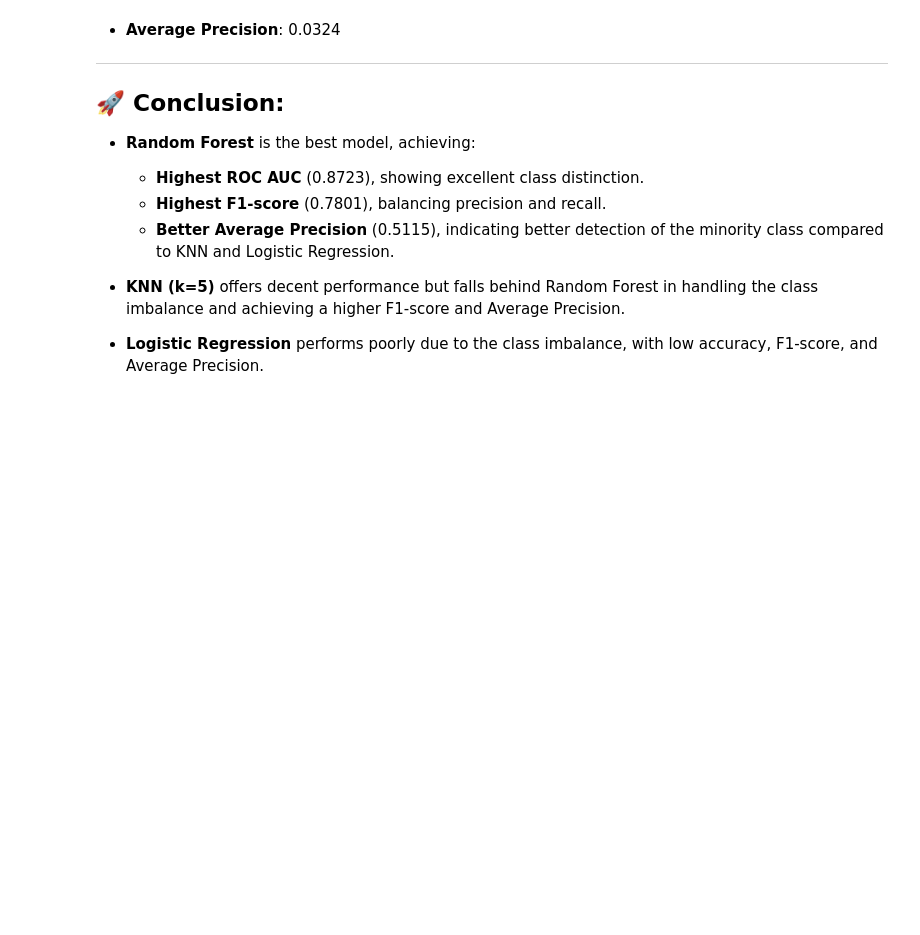
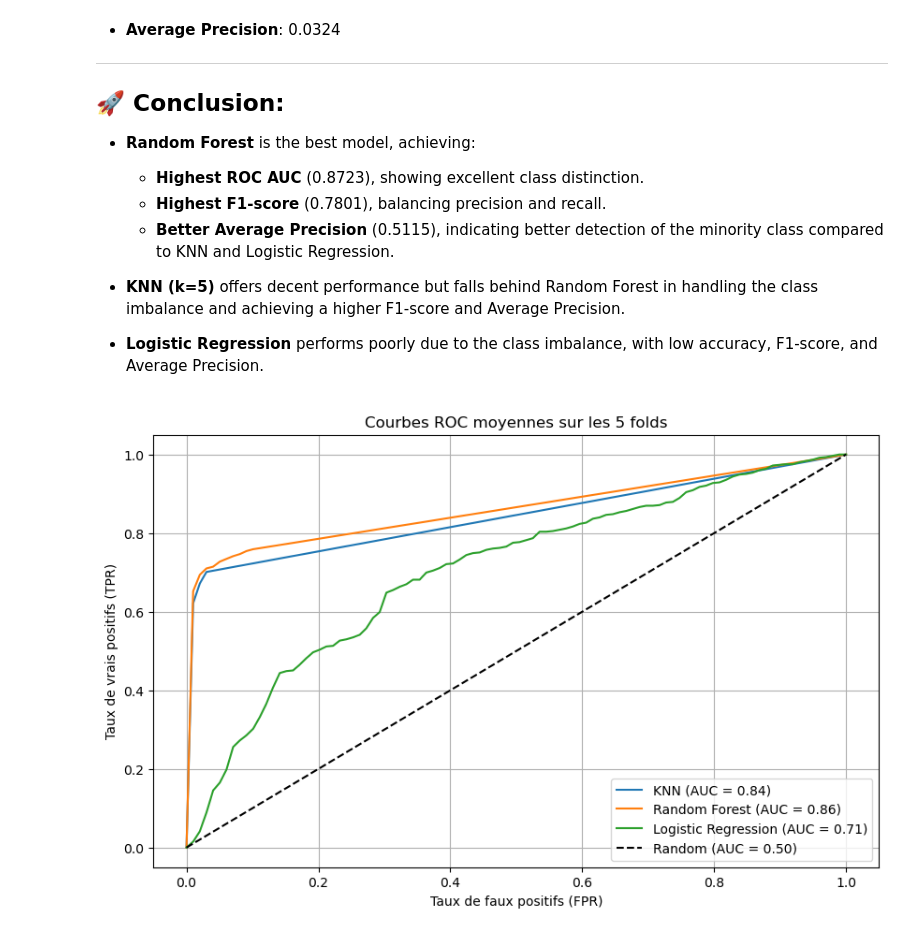
Before and after one commit to WissemZera/SystemeDePrediction, a Jupyter notebook: risk_prediction_check_payments.ipynb, the cells around one changed output. Drawn from its saved outputs; the diff is of its cells as text; code cells hidden in the pictures; blank space fills up the shorter version.

```diff
--- a/risk_prediction_check_payments.ipynb
+++ b/risk_prediction_check_payments.ipynb
@@ -370,0 +464,65 @@ for name, scores in results.items():
+# %%
+import matplotlib.pyplot as plt
+from sklearn.metrics import roc_curve, auc
+from sklearn.model_selection import StratifiedKFold
+import numpy as np
+
+# Initialize containers for ROC metrics
+fpr_dict = {"KNN": [], "Random Forest": [], "Logistic Regression": []}
+tpr_dict = {"KNN": [], "Random Forest": [], "Logistic Regression": []}
+auc_dict = {"KNN": [], "Random Forest": [], "Logistic Regression": []}
+
+# Stratified K-Fold
+skf = StratifiedKFold(n_splits=5, shuffle=True, random_state=42)
+
+for fold, (train_idx, test_idx) in enumerate(skf.split(X, y), 1):
+    X_train_fold, X_test_fold = X.iloc[train_idx], X.iloc[test_idx]
+    y_train_fold, y_test_fold = y.iloc[train_idx], y.iloc[test_idx]
+
+    # Models
+    models = {
+        "KNN": KNeighborsClassifier(n_neighbors=5),
+        "Random Forest": RandomForestClassifier(n_estimators=100, random_state=42),
+        "Logistic Regression": LogisticRegression(max_iter=1000, class_weight="balanced")
+    }
+
+    for name, model in models.items():
+        model.fit(X_train_fold, y_train_fold)
+        y_scores = model.predict_proba(X_test_fold)[:, 1]  # Probabilities for ROC
+        fpr, tpr, _ = roc_curve(y_test_fold, y_scores)
+        auc_score = auc(fpr, tpr)
+
+        fpr_dict[name].append(fpr)
+        tpr_dict[name].append(tpr)
+        auc_dict[name].append(auc_score)
+
+# Plot mean ROC curves
+plt.figure(figsize=(10, 6))
+
+for name in models.keys():
+    # Interpolate all ROC curves to a common FPR axis
+    mean_fpr = np.linspace(0, 1, 100)
+    tprs_interp = []
+
+    for i in range(len(fpr_dict[name])):
+        tpr_interp = np.interp(mean_fpr, fpr_dict[name][i], tpr_dict[name][i])
+        tpr_interp[0] = 0.0
+        tprs_interp.append(tpr_interp)
+
+    mean_tpr = np.mean(tprs_interp, axis=0)
+    mean_tpr[-1] = 1.0
+    mean_auc = np.mean(auc_dict[name])
+
+    plt.plot(mean_fpr, mean_tpr, label=f"{name} (AUC = {mean_auc:.2f})")
+
+# Plot diagonal
+plt.plot([0, 1], [0, 1], 'k--', label='Random (AUC = 0.50)')
+
+plt.xlabel("Taux de faux positifs (FPR)")
+plt.ylabel("Taux de vrais positifs (TPR)")
+plt.title("Courbes ROC moyennes sur les 5 folds")
+plt.legend(loc="lower right")
+plt.grid()
+plt.show()
+# %% [output]
+[figure, added]
```
Also changed, not shown: parts of 15 cells of this notebook, 2 other files.
